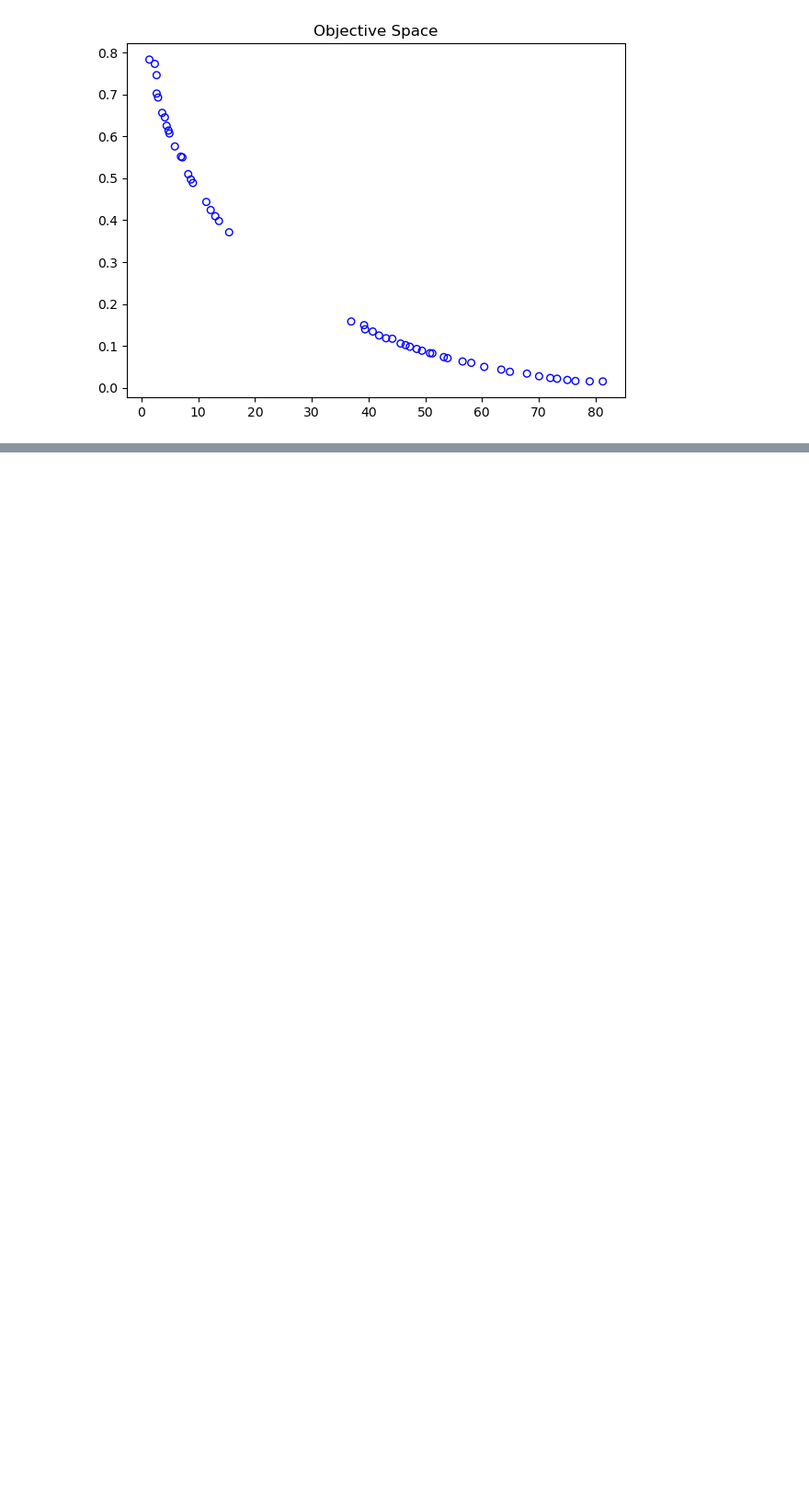
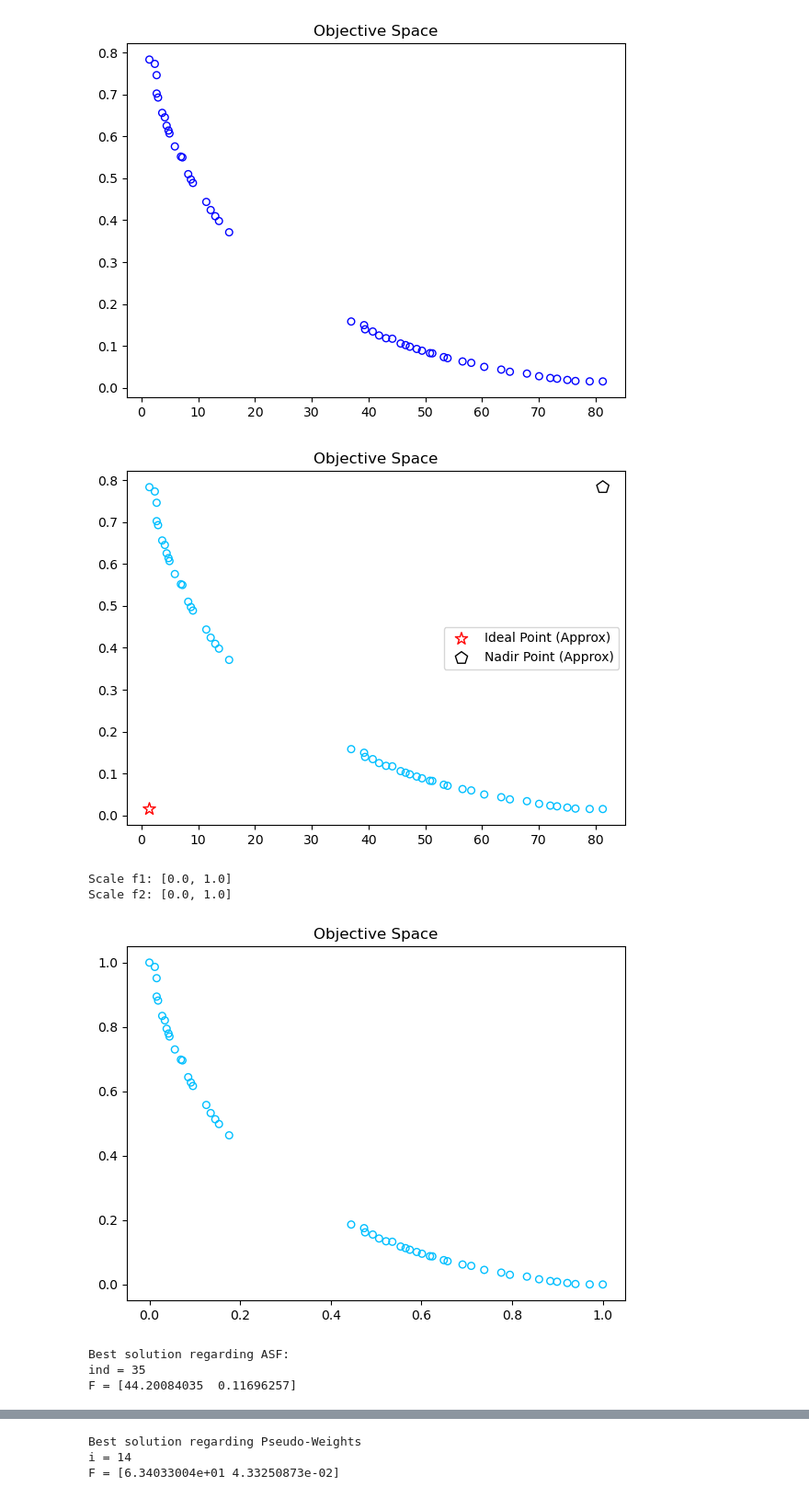
Before and after one commit to grohalex/Project2023, a Jupyter notebook: Pymoo_GettingStarted.ipynb, the cells around one changed output, grey strips where cells are left out. Shown at 92% size. Saved outputs shown, nothing was run; the diff lists cells and outputs as text; code cells hidden in the pictures; blank space fills up the shorter version.

Commit message:
pymoo - added Multi-criteria decision making

```diff
--- a/Pymoo_GettingStarted.ipynb
+++ b/Pymoo_GettingStarted.ipynb
@@ -131,3 +135,69 @@ n_gen  |  n_eval  | n_nds  |     cv_min    |     cv_avg    |      eps      |   i
     30 |      630 |     50 |  0.000000E+00 |  0.000000E+00 |  0.0025682217 |             f
 [figure]
 [figure]
+# %%
+# Selecting a single solution from the pareto-optimal set (Multi-Criteria Decision Making)
+approx_ideal = F.min(axis=0)  # ideal point
+approx_nadir = F.max(axis=0)  # nadir point
+
+
+# plotting the objective space with ideal/nadir points
+plt.figure(figsize=(7, 5))
+plt.scatter(F[:, 0], F[:, 1], s=30, facecolors='none', edgecolors='deepskyblue')
+plt.scatter(approx_ideal[0], approx_ideal[1], facecolors='none',
+            edgecolors='red', marker="*", s=100, label="Ideal Point (Approx)")
+plt.scatter(approx_nadir[0], approx_nadir[1], facecolors='none',
+            edgecolors='black', marker="p", s=100, label="Nadir Point (Approx)")
+plt.title("Objective Space")
+plt.legend()
+plt.show()
+
+
+# normalizing with respect to both objectives (!)
+nF = (F - approx_ideal) / (approx_nadir - approx_ideal)  # normalized objectives
+
+fl = nF.min(axis=0)
+fu = nF.max(axis=0)
+print(f"Scale f1: [{fl[0]}, {fu[0]}]")  # now the scale is in the interval [0, 1]
+print(f"Scale f2: [{fl[1]}, {fu[1]}]")  # now the scale is in the interval [0, 1]
+plt.figure(figsize=(7, 5))
+plt.scatter(nF[:, 0], nF[:, 1], s=30, facecolors='none', edgecolors='deepskyblue')
+plt.title("Objective Space")
+plt.show()
+
+
+# Decision making: Using Decomposition method called Augmented Scalarization Function (ASF)
+from pymoo.decomposition.asf import ASF
+
+decomp = ASF()                  # init the ASF metric to be minimized
+weights = np.array([0.2, 0.8])  # weighting the objectives
+best_ASF = decomp.do(nF, 1/weights).argmin()  # index of the best solution regarding ASF
+
+# visualize the chosen solution
+print("Best solution regarding ASF:  \nind = %s\nF = %s" % (best_ASF, F[best_ASF]))
+plt.figure(figsize=(7, 5))
+plt.scatter(F[:, 0], F[:, 1], s=30, facecolors='none', edgecolors='deepskyblue')
+plt.scatter(F[best_ASF, 0], F[best_ASF, 1], marker="o", color="red", s=50)
+plt.title(f"Best solution with respect to weights {weights[0], weights[1]} using ASF")
+plt.show()
+
+
+# Decision making: Using the Pseudo-Weight method
+from pymoo.mcdm.pseudo_weights import PseudoWeights
+
+best_PW = PseudoWeights(weights).do(nF)  # index of the best solution based on pseudo weights
+print("Best solution regarding Pseudo-Weights \ni = %s\nF = %s" % (best_PW, F[best_PW]))
+
+plt.figure(figsize=(7, 5))
+plt.scatter(F[:, 0], F[:, 1], s=30, facecolors='none', edgecolors='deepskyblue')
+plt.scatter(F[best_PW, 0], F[best_PW, 1], marker="o", color="fuchsia", s=50)
+plt.title(f"Best solution with respect to weights {weights[0], weights[1]} using pseudo-weights")
+plt.show()
+# %% [output]
+[figure, added]
+Scale f1: [0.0, 1.0]
+Scale f2: [0.0, 1.0]
+[figure, added]
+Best solution regarding ASF:
+ind = 35
+F = [44.20084035  0.11696257]
@@ -133,0 +205,3 @@ n_gen  |  n_eval  | n_nds  |     cv_min    |     cv_avg    |      eps      |   i
+Best solution regarding Pseudo-Weights
+i = 14
+F = [6.34033004e+01 4.33250873e-02]
```
Also changed, not shown: parts of 3 cells of this notebook.
